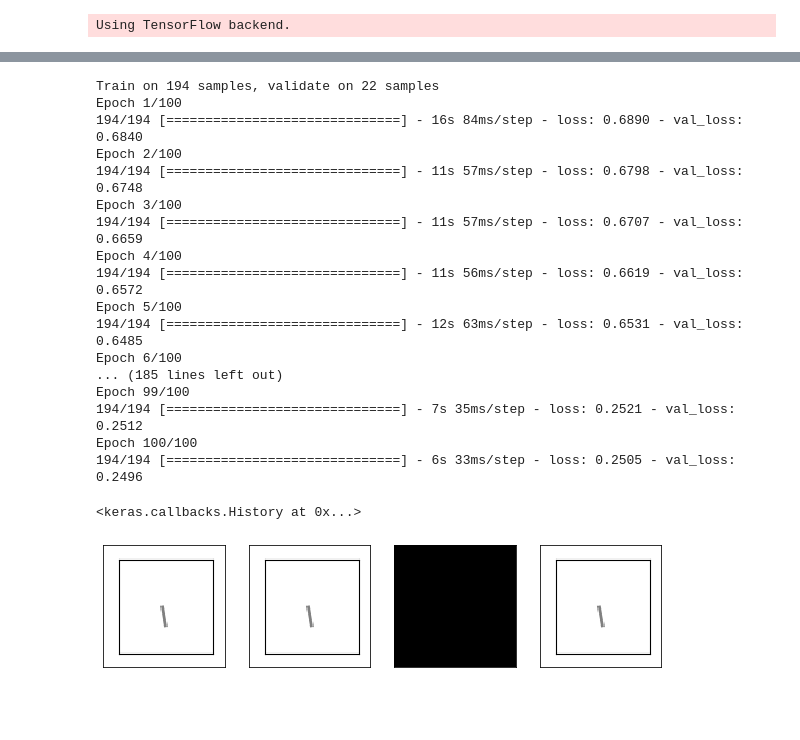
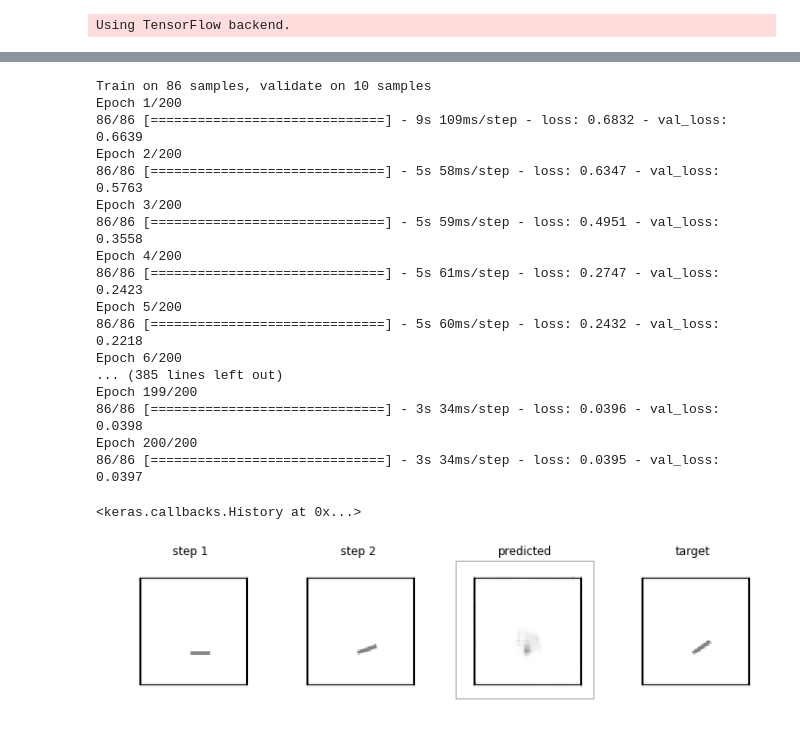
Before and after one commit to tanjebtawhid/DBM, a Jupyter notebook: conv_ac_next_mmc.ipynb, the cells around one changed output, grey strips where cells are left out. Cells and saved outputs as stored; diff of their text form; code cells hidden in the pictures; blank space fills up the shorter version.

```diff
--- a/conv_ac_next_mmc.ipynb
+++ b/conv_ac_next_mmc.ipynb
@@ -85,70 +86,62 @@ Non-trainable params: 0
 _________________________________________________________________
 # %%
 dgen = DataGen(HEIGHT, WIDTH, NUM_CHANNEL)
-x, y = dgen.prepare_data()
+x, y = dgen.prepare_data(8)
 
 x = x / 255.
 y = y / 255.
 
-x_train, x_test, y_train, y_test = train_test_split(x, y, test_size=0.1, shuffle=True)
+x_train, x_test, y_train, y_test = train_test_split(x, y, test_size=0.1, shuffle=True, random_state=331)
 
 autoencoder.fit(x_train, y_train,
-                epochs=100,
+                epochs=200,
                 batch_size=10,
                 shuffle=True,
                 validation_data=(x_test, y_test))
 # %% [output]
-Train on 194 samples, validate on 22 samples
-Epoch 1/100
-194/194 [==============================] - 16s 84ms/step - loss: 0.6890 - val_loss: 0.6840
-Epoch 2/100
-194/194 [==============================] - 11s 57ms/step - loss: 0.6798 - val_loss: 0.6748
-Epoch 3/100
-194/194 [==============================] - 11s 57ms/step - loss: 0.6707 - val_loss: 0.6659
-Epoch 4/100
-194/194 [==============================] - 11s 56ms/step - loss: 0.6619 - val_loss: 0.6572
-Epoch 5/100
-194/194 [==============================] - 12s 63ms/step - loss: 0.6531 - val_loss: 0.6485
-Epoch 6/100
-... (185 lines left out)
-Epoch 99/100
-194/194 [==============================] - 7s 35ms/step - loss: 0.2521 - val_loss: 0.2512
-Epoch 100/100
-194/194 [==============================] - 6s 33ms/step - loss: 0.2505 - val_loss: 0.2496
+Train on 86 samples, validate on 10 samples
+Epoch 1/200
+86/86 [==============================] - 9s 109ms/step - loss: 0.6832 - val_loss: 0.6639
+Epoch 2/200
+86/86 [==============================] - 5s 58ms/step - loss: 0.6347 - val_loss: 0.5763
+Epoch 3/200
+86/86 [==============================] - 5s 59ms/step - loss: 0.4951 - val_loss: 0.3558
+Epoch 4/200
+86/86 [==============================] - 5s 61ms/step - loss: 0.2747 - val_loss: 0.2423
+Epoch 5/200
+86/86 [==============================] - 5s 60ms/step - loss: 0.2432 - val_loss: 0.2218
+Epoch 6/200
+... (385 lines left out)
+Epoch 199/200
+86/86 [==============================] - 3s 34ms/step - loss: 0.0396 - val_loss: 0.0398
+Epoch 200/200
+86/86 [==============================] - 3s 34ms/step - loss: 0.0395 - val_loss: 0.0397
 <keras.callbacks.History at 0x...>
 # %%
 decoded_imgs = autoencoder.predict(x_test)
 # %%
-idx = 5
+idx = 3
 
 plt.figure(figsize=(10, 3))
 
 # display original
 ax = plt.subplot(1, 4, 1)
-plt.imshow(x_test[idx][:, :, 0].reshape(HEIGHT, WIDTH))
-plt.gray()
-ax.get_xaxis().set_visible(False)
-ax.get_yaxis().set_visible(False)
+ax.imshow(x_test[idx][:, :, 0].reshape(HEIGHT, WIDTH), cmap='gray')
+ax.axis('off'), ax.set_title('step 1')
 
 ax = plt.subplot(1, 4, 2)
-plt.imshow(x_test[idx][:, :, 1].reshape(HEIGHT, WIDTH))
-plt.gray()
-ax.get_xaxis().set_visible(False)
-ax.get_yaxis().set_visible(False)
+ax.imshow(x_test[idx][:, :, 1].reshape(HEIGHT, WIDTH), cmap='gray')
+ax.axis('off'), ax.set_title('step 2')
 
 # display reconstruction
 ax = plt.subplot(1, 4, 3)
-plt.imshow(decoded_imgs[idx][:, :, 0].reshape(HEIGHT, WIDTH))
-plt.gray()
-ax.get_xaxis().set_visible(False)
-ax.get_yaxis().set_visible(False)
+ax.imshow(decoded_imgs[idx][:, :, 0].reshape(HEIGHT, WIDTH), cmap='gray')
+ax.axis('off'), ax.set_title('predicted')
 
 ax = plt.subplot(1, 4, 4)
-plt.imshow(y_test[idx][:, :, 0].reshape(HEIGHT, WIDTH))
-plt.gray()
-ax.get_xaxis().set_visible(False)
-ax.get_yaxis().set_visible(False)
+ax.imshow(y_test[idx][:, :, 0].reshape(HEIGHT, WIDTH), cmap='gray')
+ax.axis('off'), ax.set_title('target')
 
-plt.show()
+plt.tight_layout()
 # %% [output]
-[figure, old version]
+[figure, new version]
```
Also changed, not shown: parts of 2 cells of this notebook, 3 other files.
